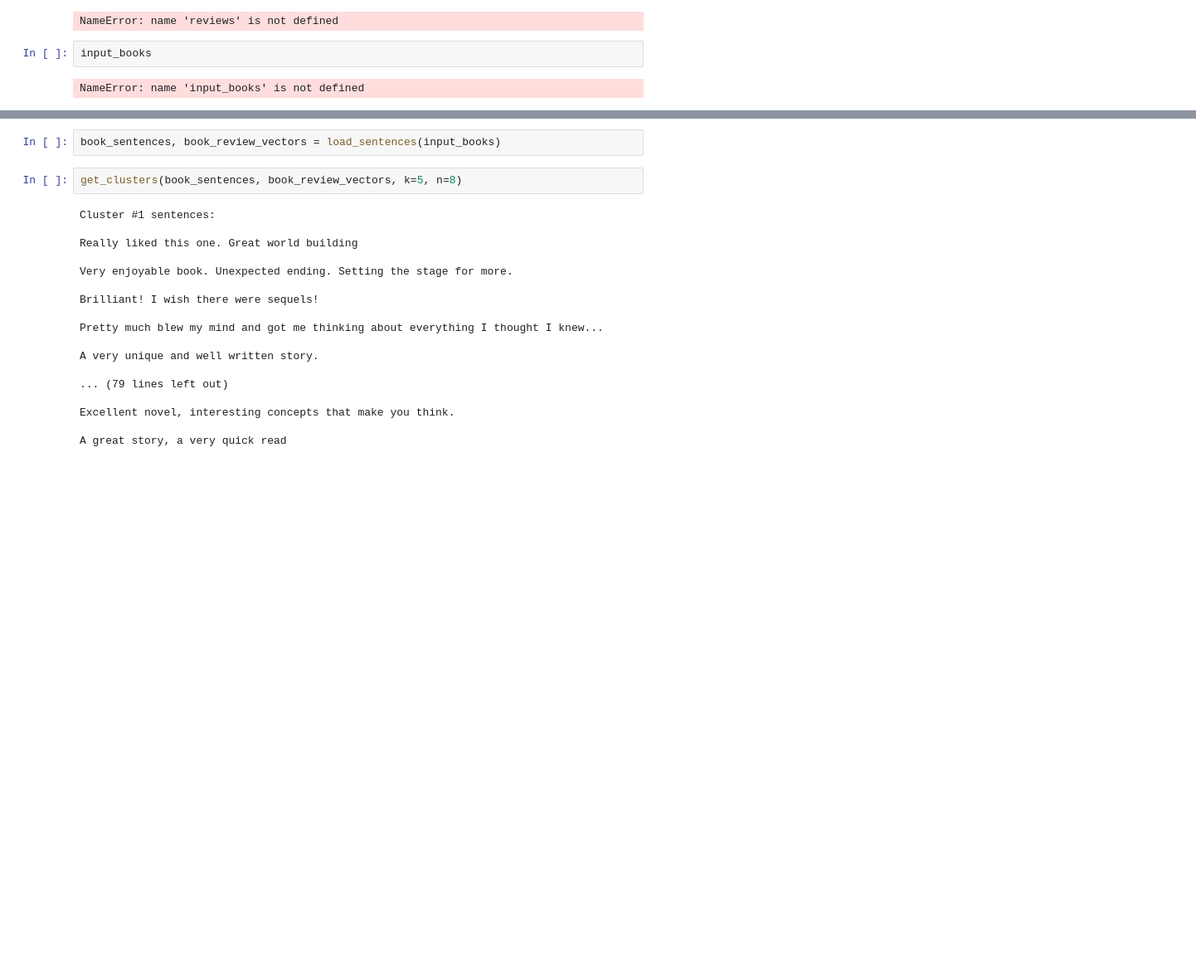
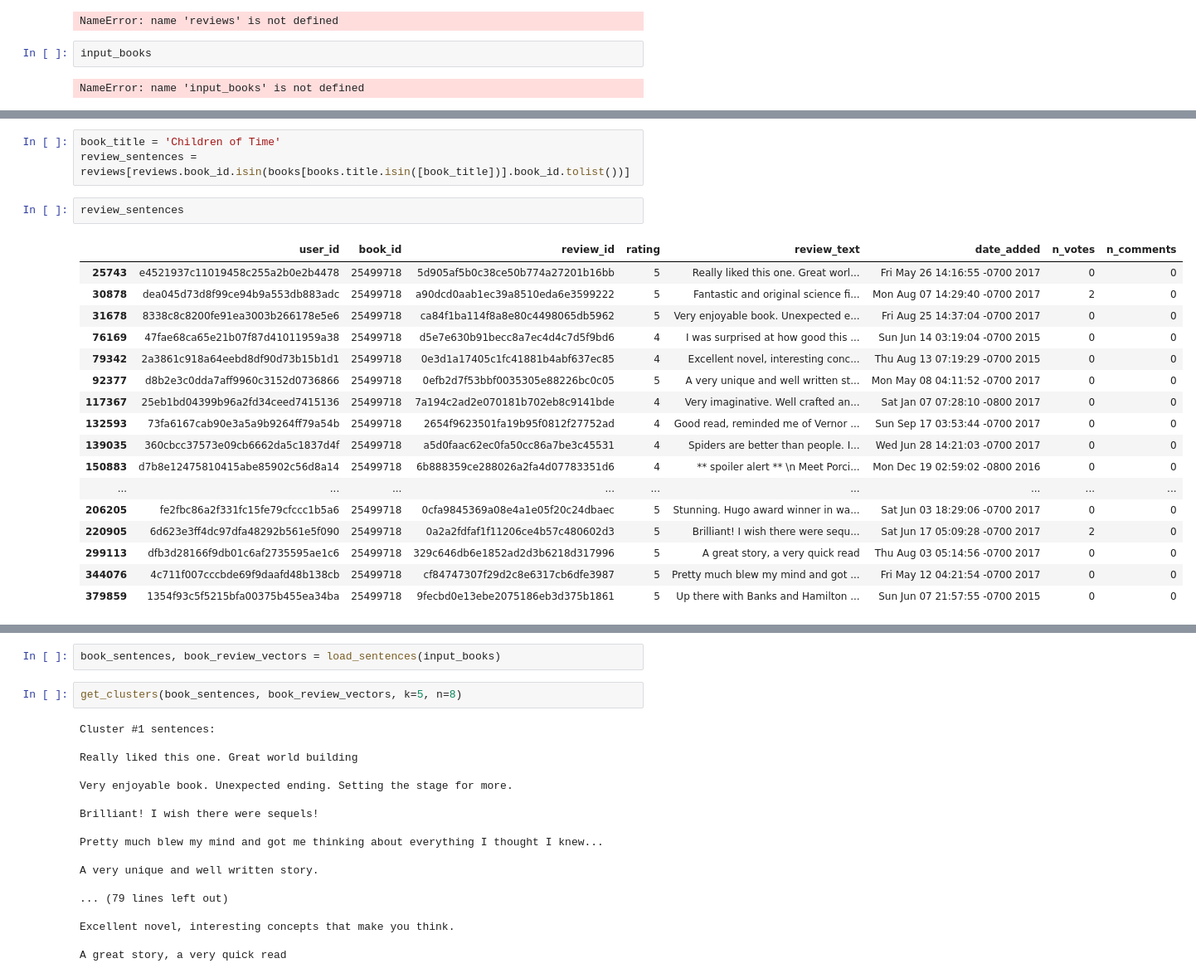
Before and after one commit to Einhard6176/3380, a Jupyter notebook: Models/Summarizer/createClusters.ipynb, the cells around one changed output, grey strips where cells are left out. Shown: that part at 83% size. Cells and saved outputs as stored; diff of their text form; blank space fills up the shorter version.

```diff
--- a/Models/Summarizer/createClusters.ipynb
+++ b/Models/Summarizer/createClusters.ipynb
@@ -306,0 +357,23 @@ NameError: name 'input_books' is not defined
+# %%
+book_title = 'Children of Time'
+review_sentences = reviews[reviews.book_id.isin(books[books.title.isin([book_title])].book_id.tolist())]
+# %%
+review_sentences
+# %% [output]
+|  | user_id | book_id | review_id | rating | review_text | date_added | n_votes | n_comments |
+| 25743 | e4521937c11019458c255a2b0e2b4478 | 25499718 | 5d905af5b0c38ce50b774a27201b16bb | 5 | Really liked this one. Great worl... | Fri May 26 14:16:55 -0700 2017 | 0 | 0 |
+| 30878 | dea045d73d8f99ce94b9a553db883adc | 25499718 | a90dcd0aab1ec39a8510eda6e3599222 | 5 | Fantastic and original science fi... | Mon Aug 07 14:29:40 -0700 2017 | 2 | 0 |
+| 31678 | 8338c8c8200fe91ea3003b266178e5e6 | 25499718 | ca84f1ba114f8a8e80c4498065db5962 | 5 | Very enjoyable book. Unexpected e... | Fri Aug 25 14:37:04 -0700 2017 | 0 | 0 |
+| 76169 | 47fae68ca65e21b07f87d41011959a38 | 25499718 | d5e7e630b91becc8a7ec4d4c7d5f9bd6 | 4 | I was surprised at how good this ... | Sun Jun 14 03:19:04 -0700 2015 | 0 | 0 |
+| 79342 | 2a3861c918a64eebd8df90d73b15b1d1 | 25499718 | 0e3d1a17405c1fc41881b4abf637ec85 | 4 | Excellent novel, interesting conc... | Thu Aug 13 07:19:29 -0700 2015 | 0 | 0 |
+| 92377 | d8b2e3c0dda7aff9960c3152d0736866 | 25499718 | 0efb2d7f53bbf0035305e88226bc0c05 | 5 | A very unique and well written st... | Mon May 08 04:11:52 -0700 2017 | 0 | 0 |
+| 117367 | 25eb1bd04399b96a2fd34ceed7415136 | 25499718 | 7a194c2ad2e070181b702eb8c9141bde | 4 | Very imaginative. Well crafted an... | Sat Jan 07 07:28:10 -0800 2017 | 0 | 0 |
+| 132593 | 73fa6167cab90e3a5a9b9264ff79a54b | 25499718 | 2654f9623501fa19b95f0812f27752ad | 4 | Good read, reminded me of Vernor ... | Sun Sep 17 03:53:44 -0700 2017 | 0 | 0 |
+| 139035 | 360cbcc37573e09cb6662da5c1837d4f | 25499718 | a5d0faac62ec0fa50cc86a7be3c45531 | 4 | Spiders are better than people. I... | Wed Jun 28 14:21:03 -0700 2017 | 0 | 0 |
+| 150883 | d7b8e12475810415abe85902c56d8a14 | 25499718 | 6b888359ce288026a2fa4d07783351d6 | 4 | ** spoiler alert ** \n Meet Porci... | Mon Dec 19 02:59:02 -0800 2016 | 0 | 0 |
+| ... | ... | ... | ... | ... | ... | ... | ... | ... |
+| 206205 | fe2fbc86a2f331fc15fe79cfccc1b5a6 | 25499718 | 0cfa9845369a08e4a1e05f20c24dbaec | 5 | Stunning. Hugo award winner in wa... | Sat Jun 03 18:29:06 -0700 2017 | 0 | 0 |
+| 220905 | 6d623e3ff4dc97dfa48292b561e5f090 | 25499718 | 0a2a2fdfaf1f11206ce4b57c480602d3 | 5 | Brilliant! I wish there were sequ... | Sat Jun 17 05:09:28 -0700 2017 | 2 | 0 |
+| 299113 | dfb3d28166f9db01c6af2735595ae1c6 | 25499718 | 329c646db6e1852ad2d3b6218d317996 | 5 | A great story, a very quick read | Thu Aug 03 05:14:56 -0700 2017 | 0 | 0 |
+| 344076 | 4c711f007cccbde69f9daafd48b138cb | 25499718 | cf84747307f29d2c8e6317cb6dfe3987 | 5 | Pretty much blew my mind and got ... | Fri May 12 04:21:54 -0700 2017 | 0 | 0 |
+| 379859 | 1354f93c5f5215bfa00375b455ea34ba | 25499718 | 9fecbd0e13ebe2075186eb3d375b1861 | 5 | Up there with Banks and Hamilton ... | Sun Jun 07 21:57:55 -0700 2015 | 0 | 0 |
```
Also changed, not shown: parts of 22 cells of this notebook, 1 other file.
